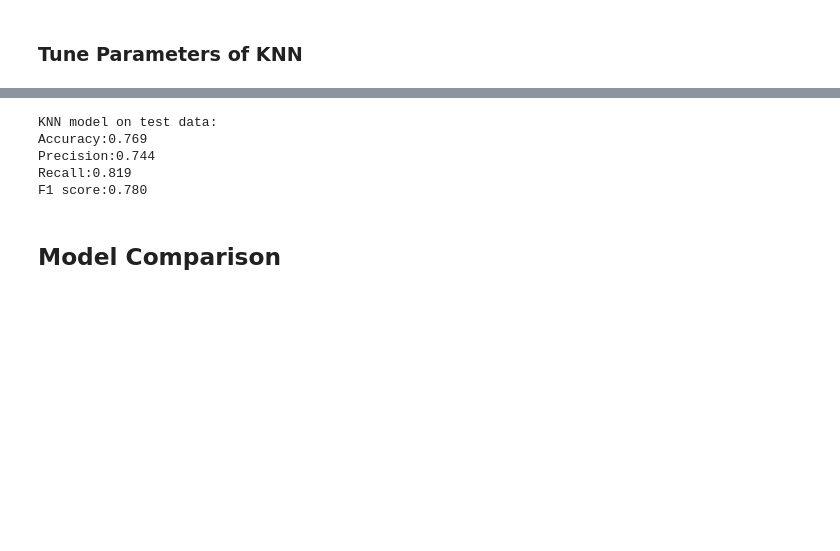
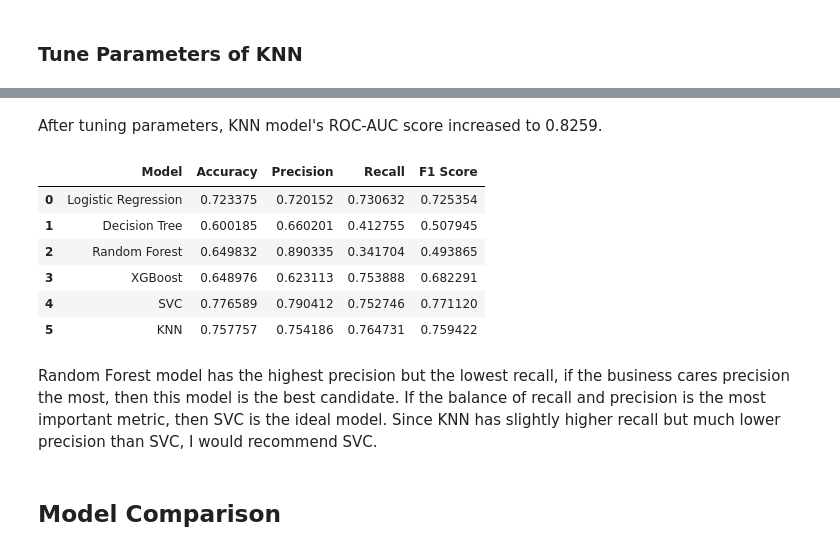
Before and after one commit to KK-Niraj/Credit-Card-Default-Prediction, a Jupyter notebook: Credit_Card_Default_Prediction_Capstone_Project.ipynb, the cells around one changed output, grey strips where cells are left out. Drawn from its saved outputs; the diff is of its cells as text; code cells hidden in the pictures; blank space fills up the shorter version.

```diff
--- a/Credit_Card_Default_Prediction_Capstone_Project.ipynb
+++ b/Credit_Card_Default_Prediction_Capstone_Project.ipynb
@@ -842,0 +835,4 @@ F1 score:0.427
+# %%
+# Storing the value in dataframe for XGBoost model.
+model_report.append(get_pre_rec_f1(xgb_optimal, X_test, y_test,"XGBoost"))
+pd.DataFrame(model_report, columns = ["Model","Accuracy", "Precision", "Recall", "F1 Score"])
@@ -930,0 +925,4 @@ F1 score:0.769
+# %%
+# Storing the value in dataframe for SVC model.
+model_report.append(get_pre_rec_f1(svc_optimal, X_test_std, y_test,"SVC"))
+pd.DataFrame(model_report, columns = ["Model", "Accuracy", "Precision", "Recall", "F1 Score"])
@@ -1011,13 +1015,19 @@ ROC_AUC score after tuning parameters:0.7556929442968838
-# %%
-# Calculate accuracy, precision, recall and F1 score of KNN model
-print('KNN model on test data:')
-get_pre_rec_f1(knn_optimal, X_test_std, y_test)
-# %% [output]
-KNN model on test data:
-Accuracy:0.769
-Precision:0.744
-Recall:0.819
-F1 score:0.780
+# %% [markdown]
+After tuning parameters, KNN model's ROC-AUC score increased to 0.8259.
+# %%
+# Storing the value in dataframe for KNN model.
+model_report.append(get_pre_rec_f1(knn_optimal, X_test_std, y_test,"KNN"))
+pd.DataFrame(model_report, columns = ["Model","Accuracy", "Precision", "Recall", "F1 Score"])
+# %% [output]
+|  | Model | Accuracy | Precision | Recall | F1 Score |
+| 0 | Logistic Regression | 0.723375 | 0.720152 | 0.730632 | 0.725354 |
+| 1 | Decision Tree | 0.600185 | 0.660201 | 0.412755 | 0.507945 |
+| 2 | Random Forest | 0.649832 | 0.890335 | 0.341704 | 0.493865 |
+| 3 | XGBoost | 0.648976 | 0.623113 | 0.753888 | 0.682291 |
+| 4 | SVC | 0.776589 | 0.790412 | 0.752746 | 0.771120 |
+| 5 | KNN | 0.757757 | 0.754186 | 0.764731 | 0.759422 |
+# %% [markdown]
+Random Forest model has the highest precision but the lowest recall, if the business cares precision the most, then this model is the best candidate. If the balance of recall and precision is the most important metric, then SVC is the ideal model. Since KNN has slightly higher recall but much lower precision than SVC, I would recommend SVC.
 # %% [markdown]
 ## Model Comparison
 # %% [markdown]
```
Also changed, not shown: parts of 46 cells of this notebook.
